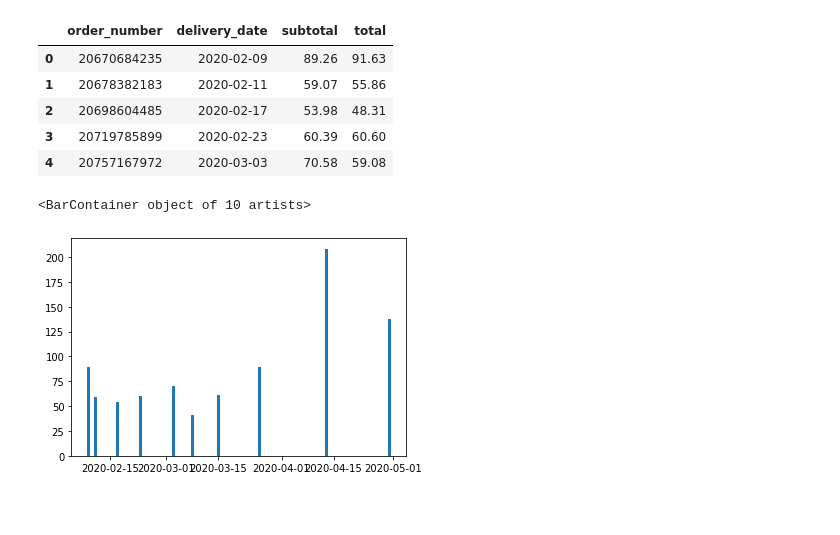
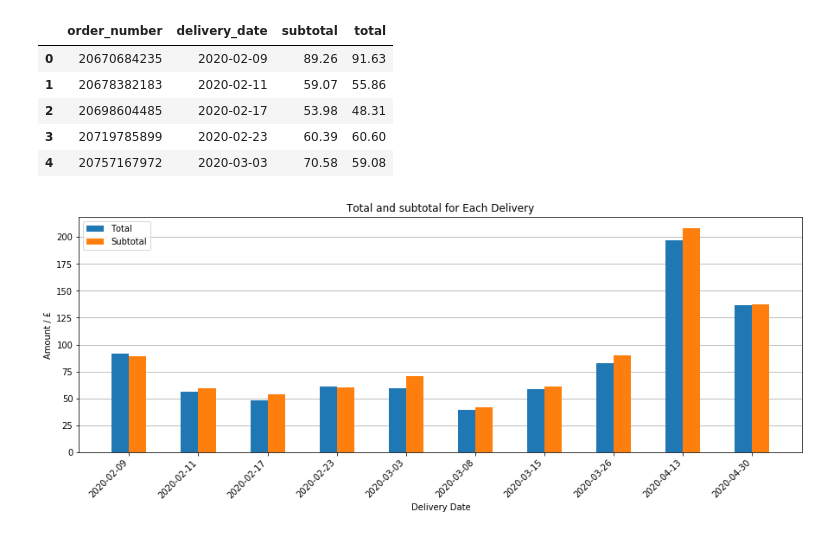
Before and after one commit to Richard-D-Todd/Groceries-Analysis, a Jupyter notebook: Analysis of Groceries Data.ipynb, the cells around one changed output. Cells and saved outputs as stored; diff of their text form; code cells hidden in the pictures; blank space fills up the shorter version.

```diff
--- a/Analysis of Groceries Data.ipynb
+++ b/Analysis of Groceries Data.ipynb
@@ -24,8 +25,17 @@ df.head()
 | 2 | 20698604485 | 2020-02-17 | 53.98 | 48.31 |
 | 3 | 20719785899 | 2020-02-23 | 60.39 | 60.60 |
 | 4 | 20757167972 | 2020-03-03 | 70.58 | 59.08 |
-# %%
-plt.bar(df.delivery_date, df.subtotal)
-# %% [output]
-<BarContainer object of 10 artists>
-[figure, removed]
+# %%
+x = np.arange(len(df.delivery_date))
+plt.rcParams['figure.figsize'] = [15, 5]
+width = 0.25
+plt.xticks(x, labels=df.delivery_date, rotation='45', ha='right')
+plt.title('Total and subtotal for Each Delivery')
+plt.xlabel('Delivery Date')
+plt.ylabel('Amount / £')
+plt.bar(x - width/2, df.total, width=width, label='Total', zorder=2)
+plt.bar(x, df.subtotal, width=width, label='Subtotal', align='edge', zorder=2)
+plt.legend(loc="upper left")
+plt.grid(axis='y', zorder=0)
+# %% [output]
+[figure, added]
```
Also changed, not shown: parts of 18 cells of this notebook, 1 other file.
